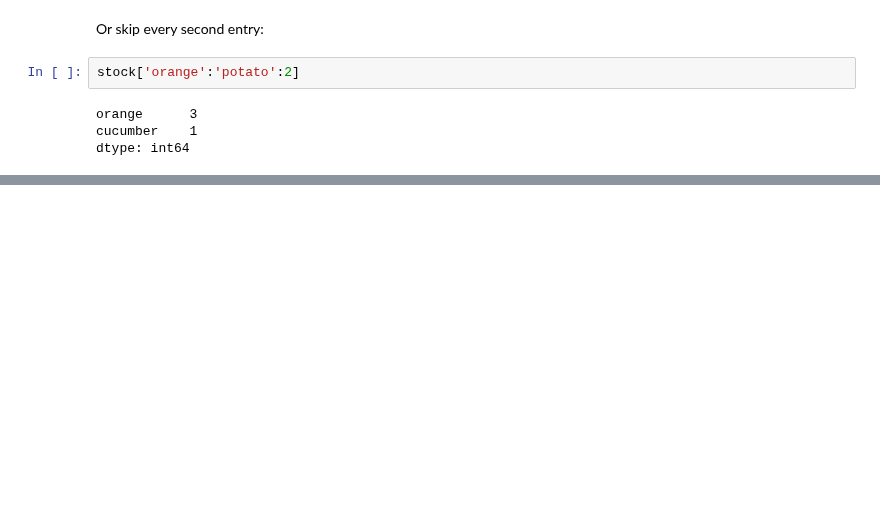
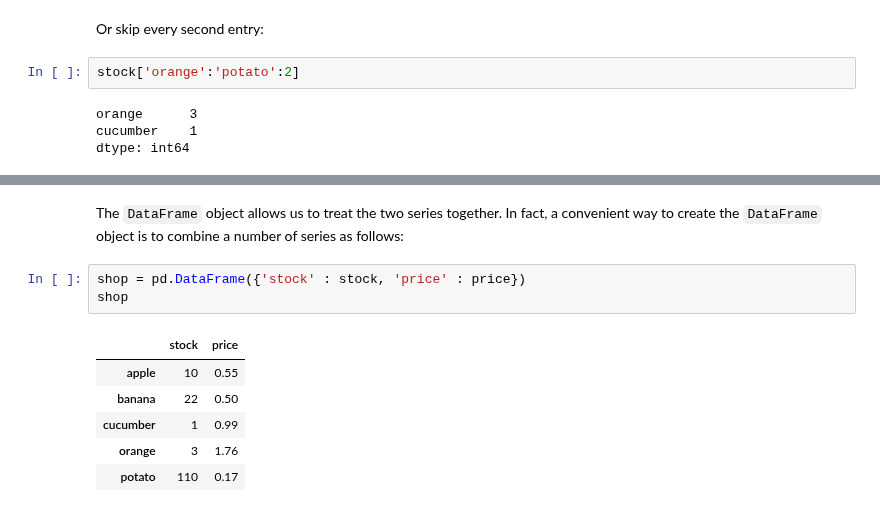
Before and after one commit to fangohr/introduction-to-python-for-computational-science-and-engineering, a Jupyter notebook: 17-pandas.ipynb, the cells around one changed output, grey strips where cells are left out. Cells and saved outputs as stored; diff of their text form; blank space fills up the shorter version.

```diff
--- a/17-pandas.ipynb
+++ b/17-pandas.ipynb
@@ -426,0 +519,12 @@ dtype: int64
+# %% [markdown]
+The `DataFrame` object allows us to treat the two series together. In fact, a convenient way to create the `DataFrame` object is to combine a number of series as follows:
+# %%
+shop = pd.DataFrame({'stock' : stock, 'price' : price})
+shop
+# %% [output]
+|  | stock | price |
+| apple | 10 | 0.55 |
+| banana | 22 | 0.50 |
+| cucumber | 1 | 0.99 |
+| orange | 3 | 1.76 |
+| potato | 110 | 0.17 |
```
Also changed, not shown: parts of 63 cells of this notebook.
